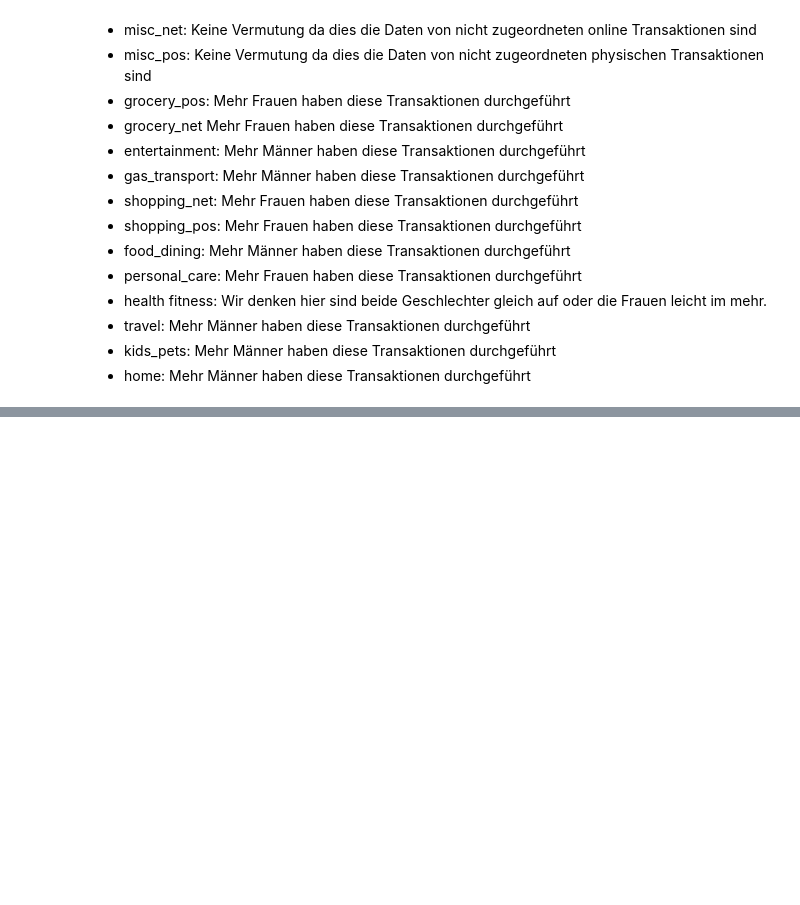
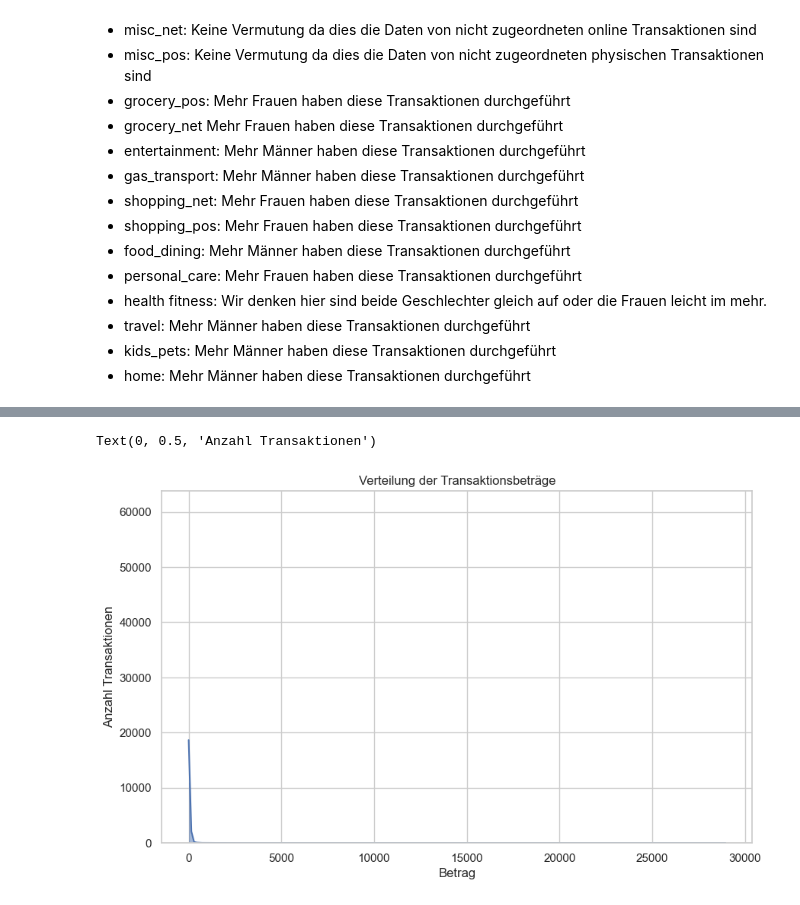
Before and after one commit to philethaler/Statistik-Datenbank, a Jupyter notebook: Analyse_3.ipynb, the cells around one changed output, grey strips where cells are left out. Drawn from its saved outputs; the diff is of its cells as text; code cells hidden in the pictures; blank space fills up the shorter version.

Commit message:
amt mit gendervergleich VL3

```diff
--- a/Analyse_3.ipynb
+++ b/Analyse_3.ipynb
@@ -98,0 +109,10 @@ plt.tight_layout()
+# %%
+#we look at the amounts spent over all for the transactions and then we compare the amounts spent by category and then by gender
+plt.figure()
+sns.histplot(ds['amt'], bins='fd', kde=True)
+plt.title("Verteilung der Transaktionsbeträge")
+plt.xlabel("Betrag")
+plt.ylabel("Anzahl Transaktionen")
+# %% [output]
+Text(0, 0.5, 'Anzahl Transaktionen')
+[figure, added]
```
Also changed, not shown: parts of 10 cells of this notebook.
